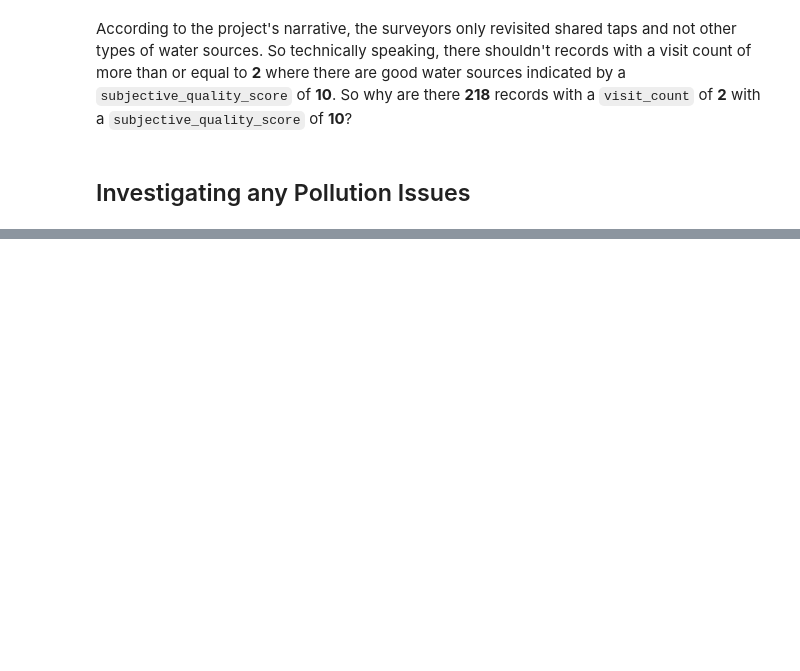
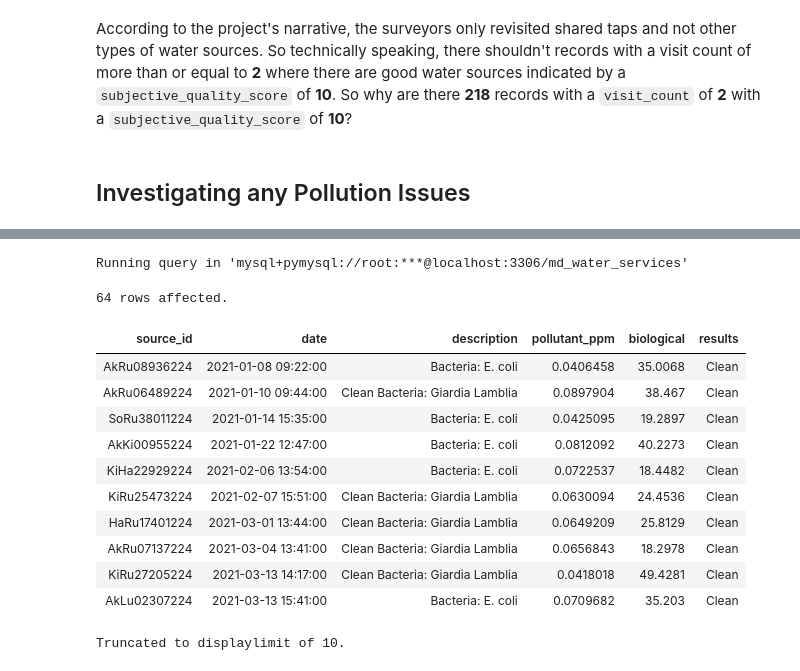
Before and after one commit to kelvinziroh/maji_ndogo, a Jupyter notebook: part_1/maji_ndogo_part1.ipynb, the cells around one changed output, grey strips where cells are left out. Saved outputs shown, nothing was run; the diff lists cells and outputs as text; code cells hidden in the pictures; blank space fills up the shorter version.

Commit message:
Investigate and clean the well pollution data

```diff
--- a/part_1/maji_ndogo_part1.ipynb
+++ b/part_1/maji_ndogo_part1.ipynb
@@ -198,0 +223,21 @@ According to the project's narrative, the surveyors only revisited shared taps a
+# %%
+%%sql
+SELECT *
+FROM well_pollution
+WHERE results = "Clean"
+AND biological > 0.01;
+# %% [output]
+Running query in 'mysql+pymysql://root:***@localhost:3306/md_water_services'
+64 rows affected.
+| source_id | date | description | pollutant_ppm | biological | results |
+| AkRu08936224 | 2021-01-08 09:22:00 | Bacteria: E. coli | 0.0406458 | 35.0068 | Clean |
+| AkRu06489224 | 2021-01-10 09:44:00 | Clean Bacteria: Giardia Lamblia | 0.0897904 | 38.467 | Clean |
+| SoRu38011224 | 2021-01-14 15:35:00 | Bacteria: E. coli | 0.0425095 | 19.2897 | Clean |
+| AkKi00955224 | 2021-01-22 12:47:00 | Bacteria: E. coli | 0.0812092 | 40.2273 | Clean |
+| KiHa22929224 | 2021-02-06 13:54:00 | Bacteria: E. coli | 0.0722537 | 18.4482 | Clean |
+| KiRu25473224 | 2021-02-07 15:51:00 | Clean Bacteria: Giardia Lamblia | 0.0630094 | 24.4536 | Clean |
+| HaRu17401224 | 2021-03-01 13:44:00 | Clean Bacteria: Giardia Lamblia | 0.0649209 | 25.8129 | Clean |
+| AkRu07137224 | 2021-03-04 13:41:00 | Clean Bacteria: Giardia Lamblia | 0.0656843 | 18.2978 | Clean |
+| KiRu27205224 | 2021-03-13 14:17:00 | Clean Bacteria: Giardia Lamblia | 0.0418018 | 49.4281 | Clean |
+| AkLu02307224 | 2021-03-13 15:41:00 | Bacteria: E. coli | 0.0709682 | 35.203 | Clean |
+Truncated to displaylimit of 10.
```
Also changed, not shown: parts of 8 cells of this notebook.
